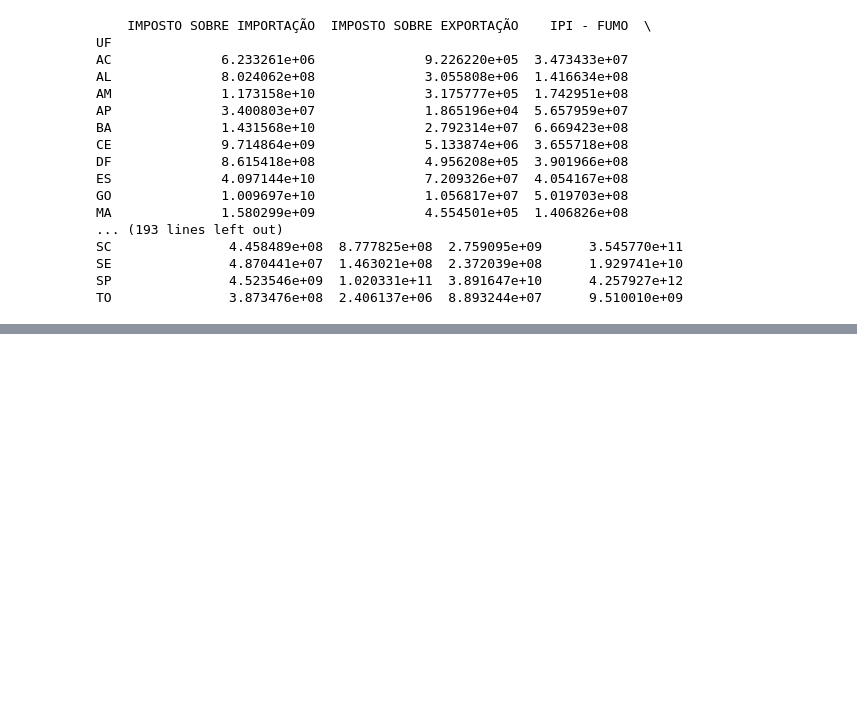
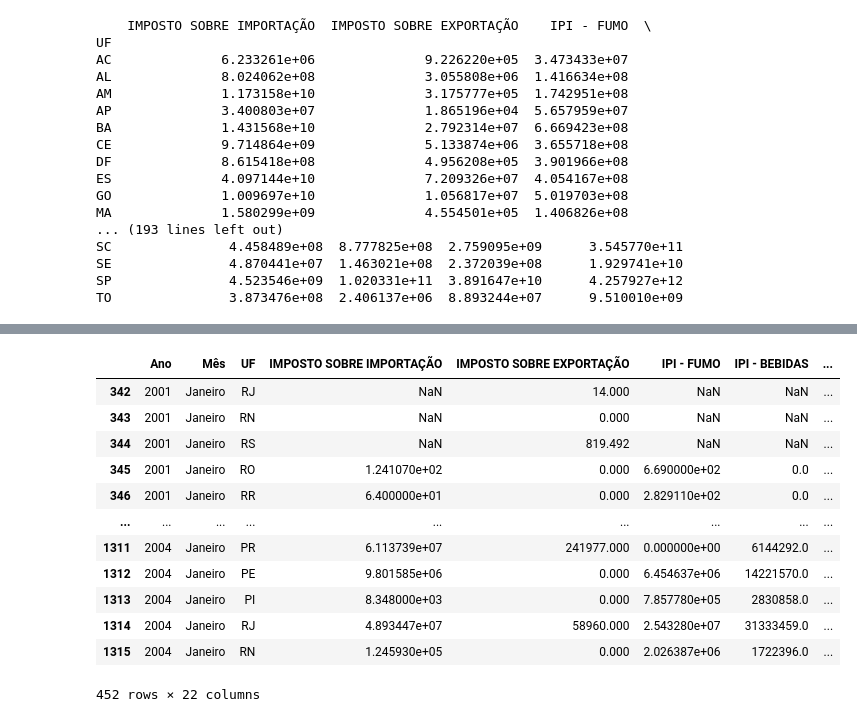
Before and after one commit to J41R0JUNIOR/FinalProjectNovasTecnologias, a Jupyter notebook: TrabalhoFinal.ipynb, the cells around one changed output, grey strips where cells are left out. Saved outputs shown, nothing was run; the diff lists cells and outputs as text; code cells hidden in the pictures; blank space fills up the shorter version.

```diff
--- a/TrabalhoFinal.ipynb
+++ b/TrabalhoFinal.ipynb
@@ -62,0 +166,16 @@ TO               3.873476e+08  2.406137e+06  8.893244e+07      9.510010e+09
+# %%
+dados[dados.isnull().any(axis=1)]
+# %% [output]
+|  | Ano | Mês | UF | IMPOSTO SOBRE IMPORTAÇÃO | IMPOSTO SOBRE EXPORTAÇÃO | IPI - FUMO | IPI - BEBIDAS | ... |
+| 342 | 2001 | Janeiro | RJ | NaN | 14.000 | NaN | NaN | ... |
+| 343 | 2001 | Janeiro | RN | NaN | 0.000 | NaN | NaN | ... |
+| 344 | 2001 | Janeiro | RS | NaN | 819.492 | NaN | NaN | ... |
+| 345 | 2001 | Janeiro | RO | 1.241070e+02 | 0.000 | 6.690000e+02 | 0.0 | ... |
+| 346 | 2001 | Janeiro | RR | 6.400000e+01 | 0.000 | 2.829110e+02 | 0.0 | ... |
+| ... | ... | ... | ... | ... | ... | ... | ... | ... |
+| 1311 | 2004 | Janeiro | PR | 6.113739e+07 | 241977.000 | 0.000000e+00 | 6144292.0 | ... |
+| 1312 | 2004 | Janeiro | PE | 9.801585e+06 | 0.000 | 6.454637e+06 | 14221570.0 | ... |
+| 1313 | 2004 | Janeiro | PI | 8.348000e+03 | 0.000 | 7.857780e+05 | 2830858.0 | ... |
+| 1314 | 2004 | Janeiro | RJ | 4.893447e+07 | 58960.000 | 2.543280e+07 | 31333459.0 | ... |
+| 1315 | 2004 | Janeiro | RN | 1.245930e+05 | 0.000 | 2.026387e+06 | 1722396.0 | ... |
+452 rows × 22 columns
```
Also changed, not shown: parts of 26 cells of this notebook, 1 other file.
